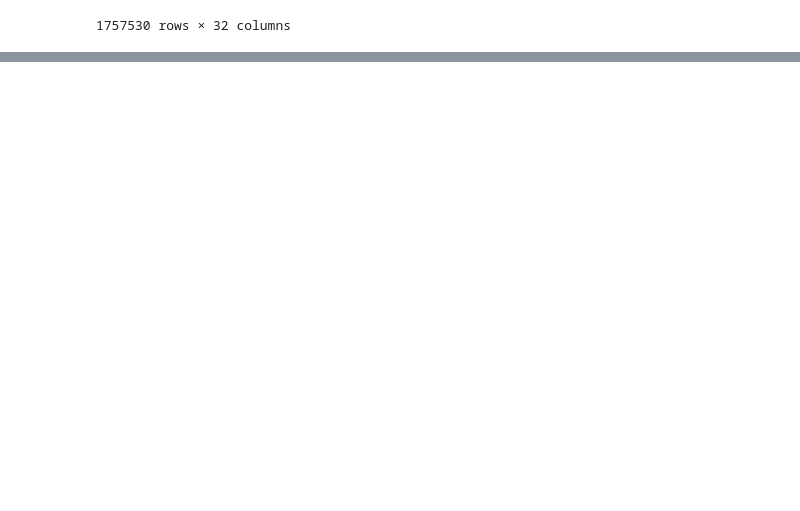
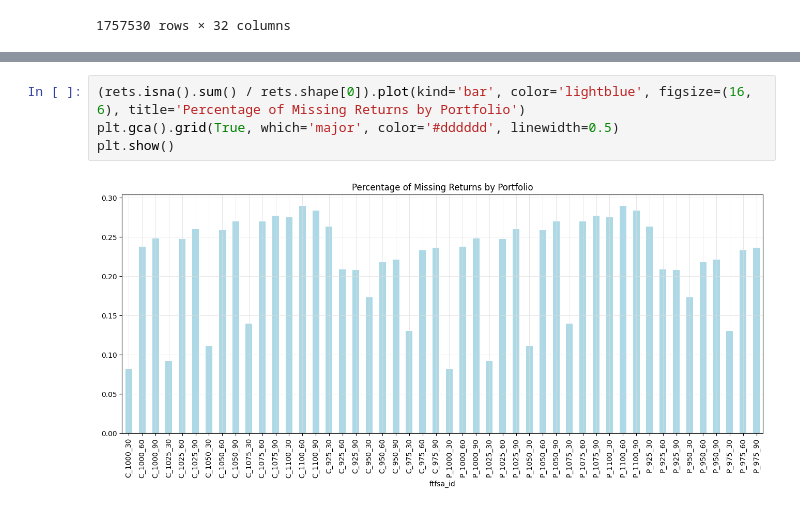
Before and after one commit to jmbejara/constantinides_2013_options, a Jupyter notebook: notebooks/portfolios.ipynb, the cells around one changed output, grey strips where cells are left out. Drawn from its saved outputs; the diff is of its cells as text; blank space fills up the shorter version.

```diff
--- a/notebooks/portfolios.ipynb
+++ b/notebooks/portfolios.ipynb
@@ -544,0 +609,6 @@ portfolios
+# %%
+(rets.isna().sum() / rets.shape[0]).plot(kind='bar', color='lightblue', figsize=(16, 6), title='Percentage of Missing Returns by Portfolio')
+plt.gca().grid(True, which='major', color='#dddddd', linewidth=0.5)
+plt.show()
+# %% [output]
+[figure, added]
```
Also changed, not shown: parts of 36 cells of this notebook.
